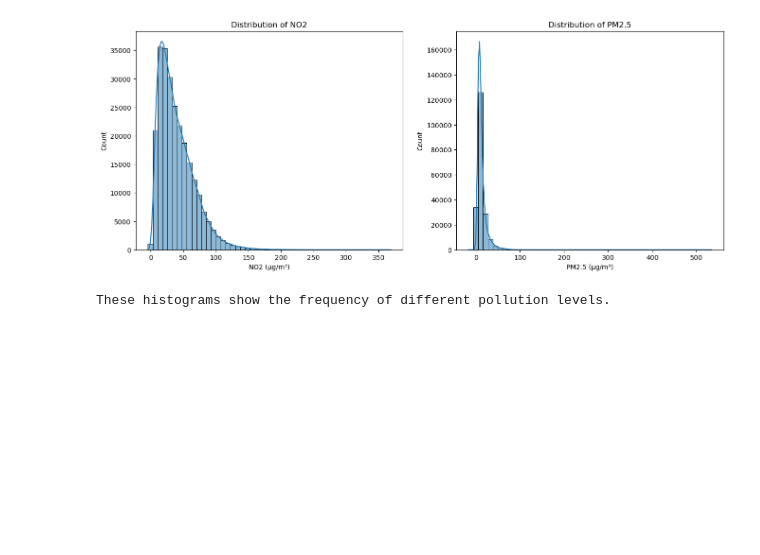
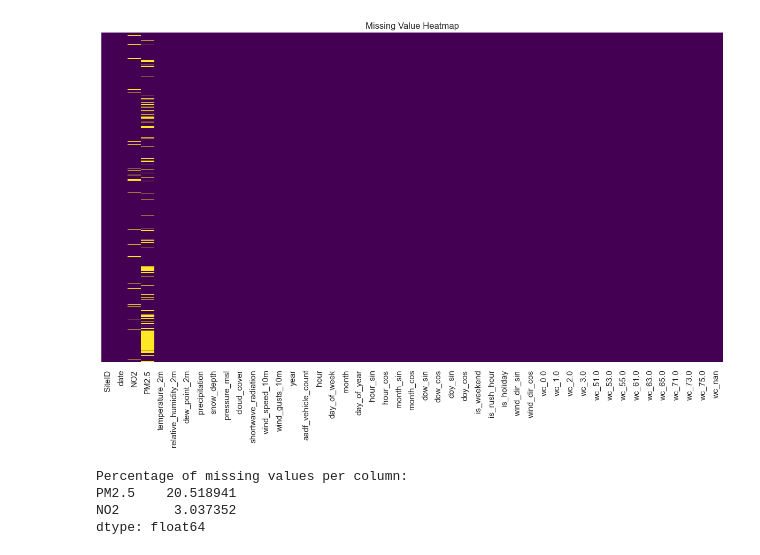
Before and after one commit to csharma01/Air-pollution-london-forecast, a Jupyter notebook: src/eda/Full_Dataset_EDA.ipynb, the cells around one changed output. Drawn from its saved outputs; the diff is of its cells as text; code cells hidden in the pictures; blank space fills up the shorter version.

```diff
--- a/src/eda/Full_Dataset_EDA.ipynb
+++ b/src/eda/Full_Dataset_EDA.ipynb
@@ -74,15 +56,17 @@ This plot shows if NO2 and PM2.5 concentrations tend to rise and fall together.
-# %%
-# Plot 2: Distribution of Target Variables
-fig, axes = plt.subplots(1, 2, figsize=(16, 6))
-sns.histplot(df['NO2'].dropna(), bins=50, kde=True, ax=axes[0])
-axes[0].set_title('Distribution of NO2')
-axes[0].set_xlabel('NO2 (µg/m³)')
-
-sns.histplot(df['PM2.5'].dropna(), bins=50, kde=True, ax=axes[1])
-axes[1].set_title('Distribution of PM2.5')
-axes[1].set_xlabel('PM2.5 (µg/m³)')
-plt.show()
-print("\nThese histograms show the frequency of different pollution levels.")
-# %% [output]
-[figure, removed]
-These histograms show the frequency of different pollution levels.
+# %%
+# heatmap to visualize the pattern of missing data
+plt.figure(figsize=(15, 8))
+sns.heatmap(df.isnull(), cbar=False, yticklabels=False, cmap='viridis')
+plt.title('Missing Value Heatmap')
+plt.show()
+
+# also print the percentages
+missing_percent = (df.isnull().sum() / len(df) * 100).sort_values(ascending=False)
+print("\nPercentage of missing values per column:")
+print(missing_percent[missing_percent > 0])
+# %% [output]
+[figure, added]
+Percentage of missing values per column:
+PM2.5    20.518941
+NO2       3.037352
+dtype: float64
```
Also changed, not shown: parts of 9 cells of this notebook, 9 other files.
